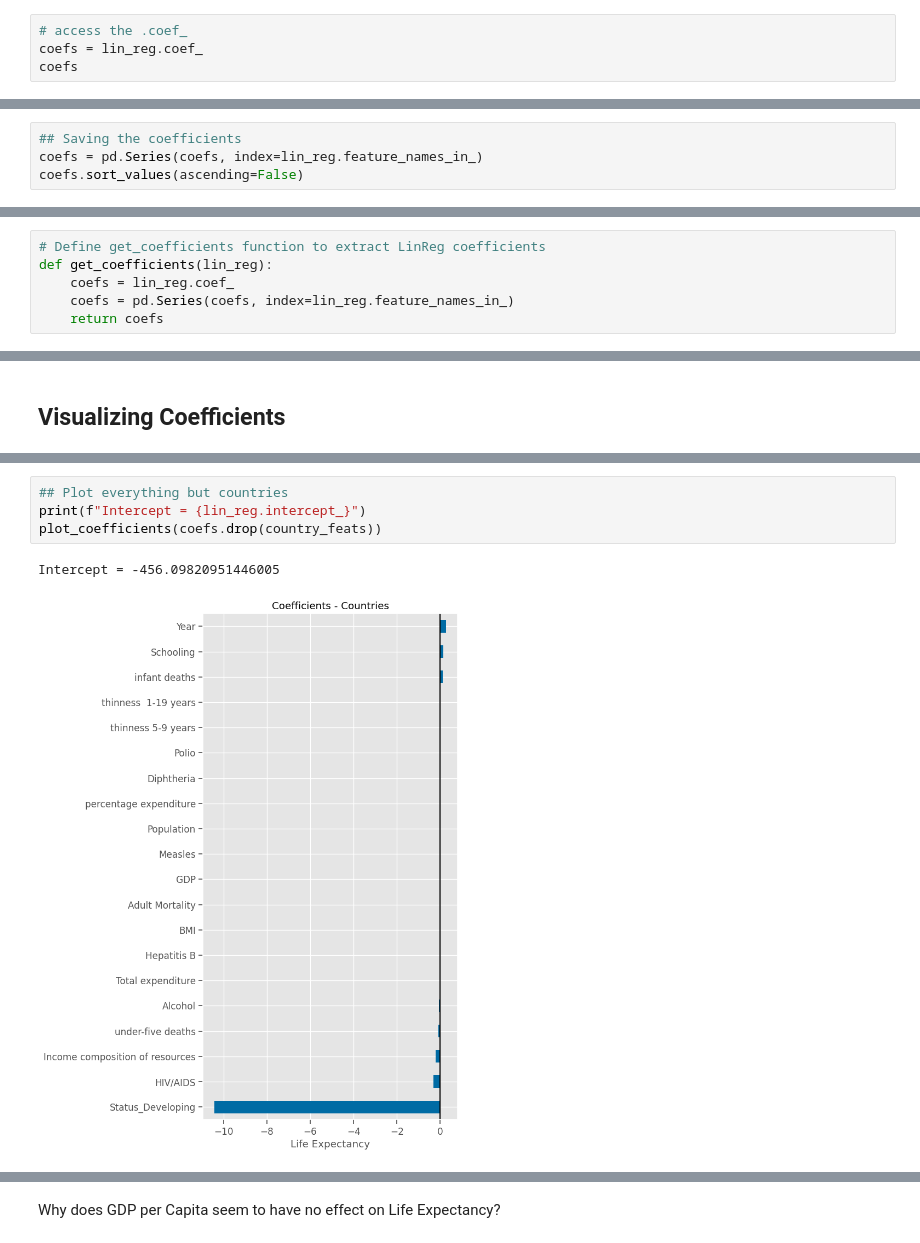
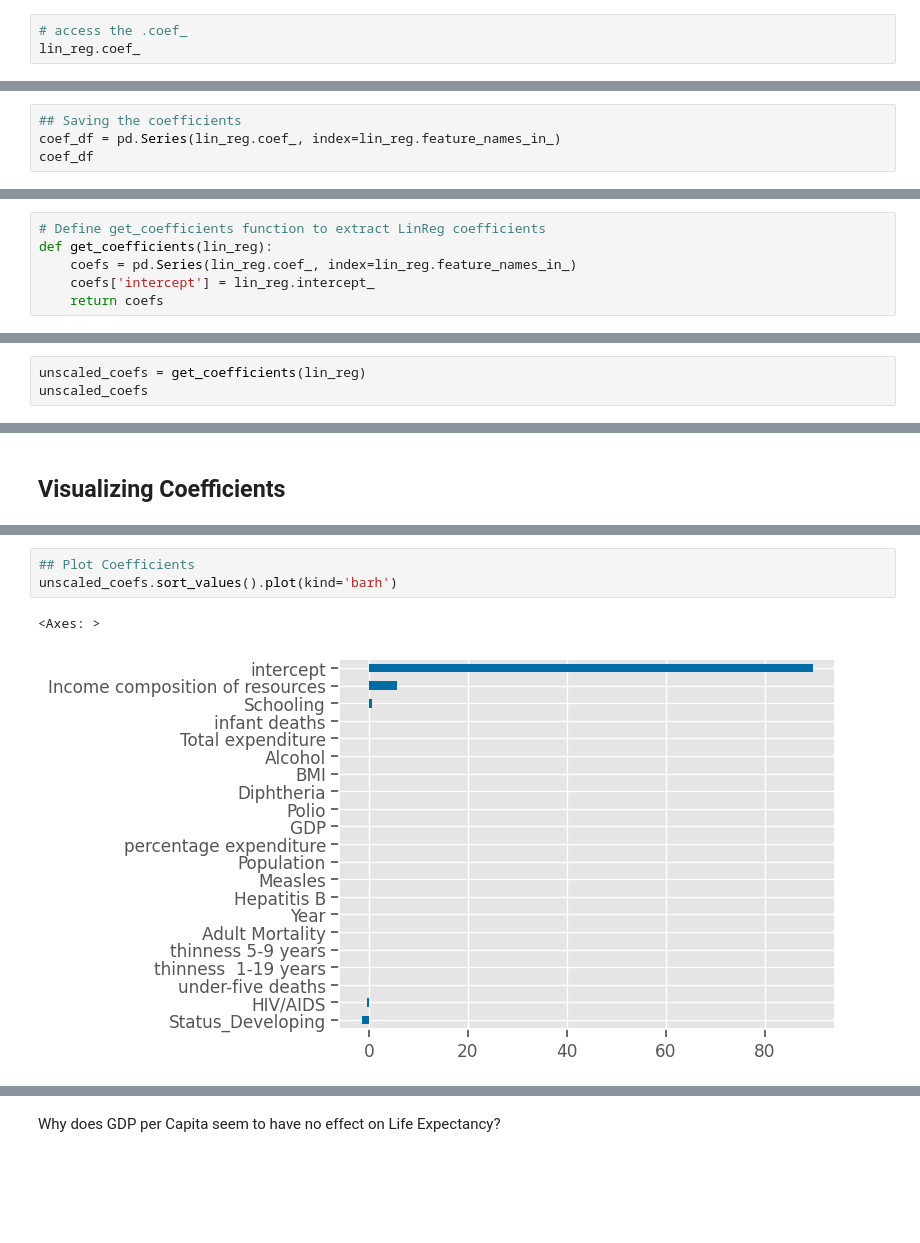
Before and after one commit to patelmedha/data-viz-wk17-codealongs-life-expectancy, a Jupyter notebook: Solutions/SOLUTIONS-Wk1-L01-CodeAlong-Life Expectancy.ipynb, the cells around one changed output, grey strips where cells are left out. Cells and saved outputs as stored; diff of their text form; blank space fills up the shorter version.

Commit message:
update wk1 code-along and solutions
update for sklearn 1.2.2
remove 'Countries' section to make more time for challenge

```diff
--- a/Solutions/SOLUTIONS-Wk1-L01-CodeAlong-Life Expectancy.ipynb
+++ b/Solutions/SOLUTIONS-Wk1-L01-CodeAlong-Life Expectancy.ipynb
@@ -358,5 +349,4 @@ de.plot_residuals(lin_reg, X_test_df,y_test)
 # %%
 # access the .coef_
-coefs = lin_reg.coef_
-coefs
+lin_reg.coef_
 # %% [output]
@@ -386,5 +363,5 @@ intercept
 # %%
 ## Saving the coefficients
-coefs = pd.Series(coefs, index=lin_reg.feature_names_in_)
-coefs.sort_values(ascending=False)
+coef_df = pd.Series(lin_reg.coef_, index=lin_reg.feature_names_in_)
+coef_df
 # %% [output]
@@ -408,8 +433,8 @@ pd.set_option('display.float_format', lambda x: f"{x:,.4f}")
 # %%
 # Define get_coefficients function to extract LinReg coefficients
 def get_coefficients(lin_reg):
-    coefs = lin_reg.coef_
-    coefs = pd.Series(coefs, index=lin_reg.feature_names_in_)
+    coefs = pd.Series(lin_reg.coef_, index=lin_reg.feature_names_in_)
+    coefs['intercept'] = lin_reg.intercept_
     return coefs
 # %% [markdown]
 ## Scaled vs Unscaled Data
@@ -469,0 +499,3 @@ Length: 203, dtype: float64
+# %%
+unscaled_coefs = get_coefficients(lin_reg)
+unscaled_coefs
@@ -555,7 +522,6 @@ X_train_df.drop(columns=country_feats).describe()
-# %%
-## Plot everything but countries
-print(f"Intercept = {lin_reg.intercept_}")
-plot_coefficients(coefs.drop(country_feats))
-# %% [output]
-Intercept = -456.09820951446005
-[figure, removed]
+# %%
+## Plot Coefficients
+unscaled_coefs.sort_values().plot(kind='barh')
+# %% [output]
+<Axes: >
+[figure, added]
```
Also changed, not shown: parts of 88 cells of this notebook, 3 other files.
